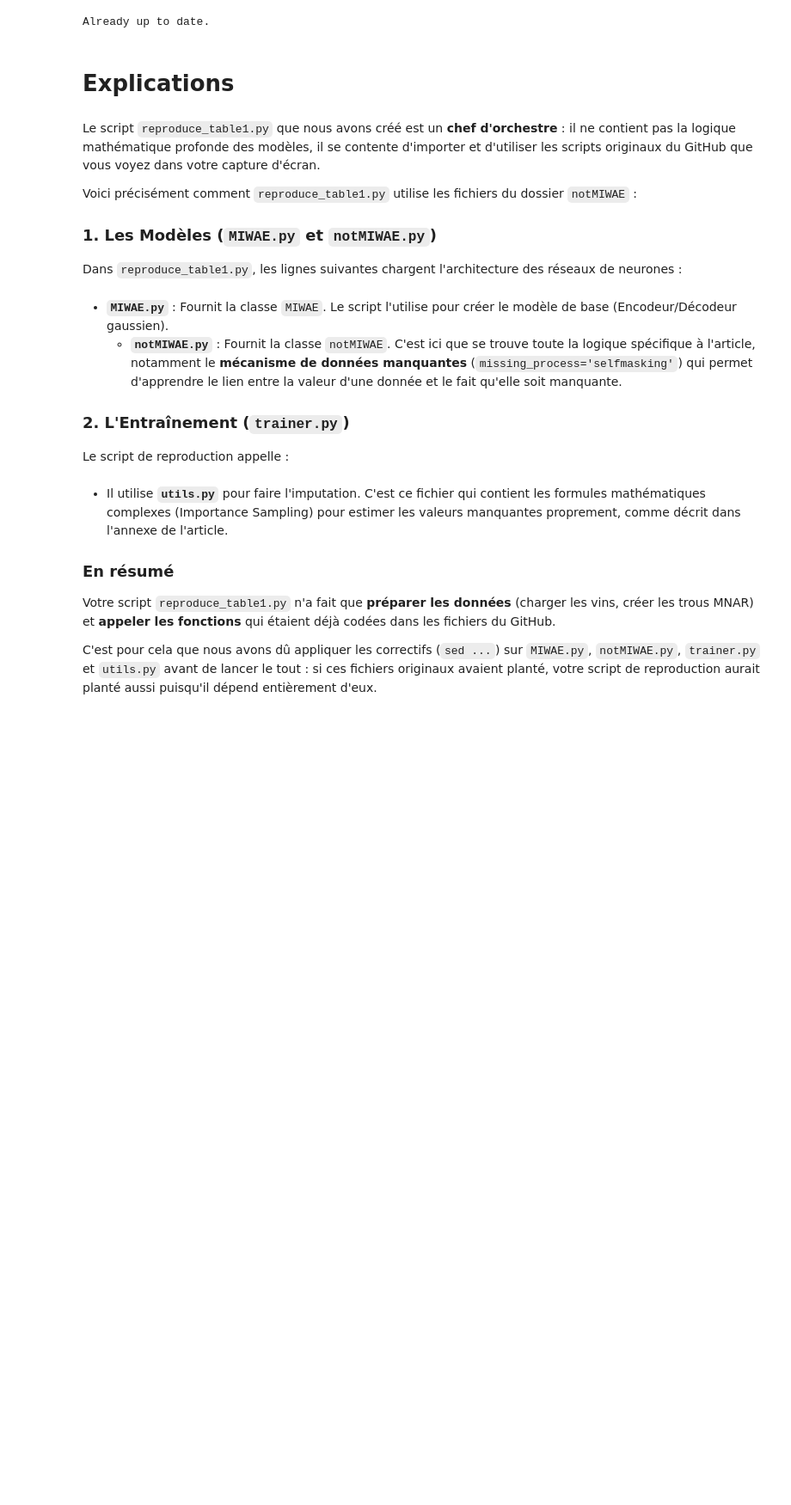
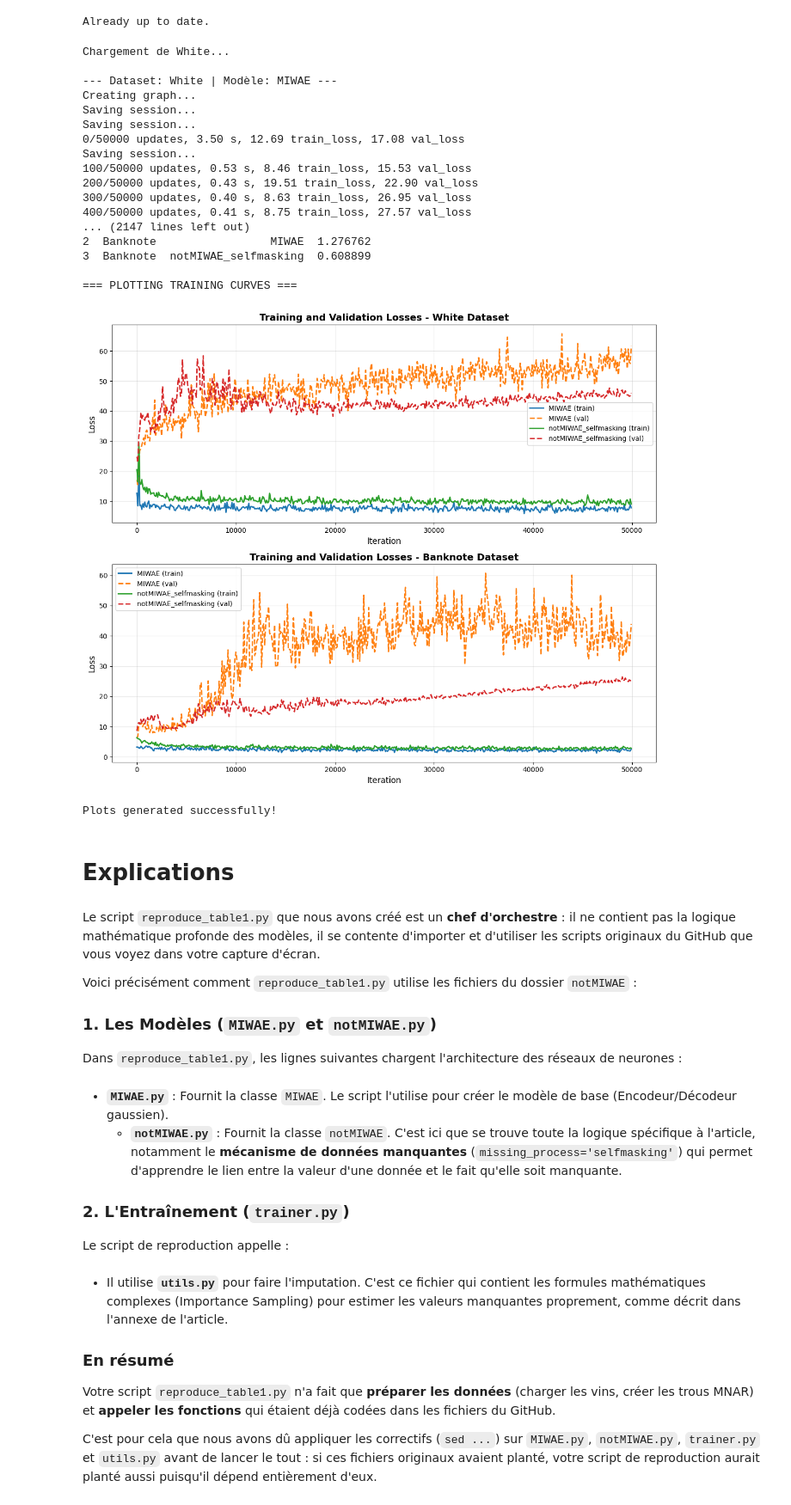
Before and after one commit to VincentGefflaut/notMIWAE-project, a Jupyter notebook: reproduce_table.ipynb, the cells around one changed output. Shown at 86% size. Saved outputs shown, nothing was run; the diff lists cells and outputs as text; code cells hidden in the pictures; blank space fills up the shorter version.

Commit message:
1st losses plot

```diff
--- a/reproduce_table.ipynb
+++ b/reproduce_table.ipynb
@@ -96,7 +96,7 @@ def introduce_mnar_missing(X):
 
 # Pour tester rapidement que tout marche, on réduit les itérations.
 # Pour le VRAI résultat, mettez max_iter = 50000 ou 100000
-MAX_ITER = 2000
+MAX_ITER = 50000
 BATCH_SIZE = 16
 N_SAMPLES = 20
 L_IMP = 500 # Échantillons pour l'imputation finale
@@ -184,33 +184,53 @@ datasets_used = list(set([key.split('_')[0] for key in loss_histories.keys()]))
 fig, axes = plt.subplots(len(datasets_used), 1, figsize=(12, 5*len(datasets_used)))
 
 if len(datasets_used) == 1:
     axes = [axes]
 
 for idx, dataset in enumerate(datasets_used):
     ax = axes[idx]
 
     for model_name in MODELS:
         key = f"{dataset}_{model_name}"
         if key in loss_histories:
             history = loss_histories[key]
             iterations = history['iterations']
             train_losses = history['train_losses']
             val_losses = history['val_losses']
 
             # Plot train and val losses
             ax.plot(iterations, train_losses, label=f'{model_name} (train)', linestyle='-', linewidth=2)
             ax.plot(iterations, val_losses, label=f'{model_name} (val)', linestyle='--', linewidth=2)
 
     ax.set_xlabel('Iteration', fontsize=12)
     ax.set_ylabel('Loss', fontsize=12)
     ax.set_title(f'Training and Validation Losses - {dataset} Dataset', fontsize=14, fontweight='bold')
     ax.legend(fontsize=10)
     ax.grid(True, alpha=0.3)
 
 plt.tight_layout()
 plt.show()
 
 print("Plots generated successfully!")
+# %% [output]
+Chargement de White...
+
+--- Dataset: White | Modèle: MIWAE ---
+Creating graph...
+Saving session...
+Saving session...
+0/50000 updates, 3.50 s, 12.69 train_loss, 17.08 val_loss
+Saving session...
+100/50000 updates, 0.53 s, 8.46 train_loss, 15.53 val_loss
+200/50000 updates, 0.43 s, 19.51 train_loss, 22.90 val_loss
+300/50000 updates, 0.40 s, 8.63 train_loss, 26.95 val_loss
+400/50000 updates, 0.41 s, 8.75 train_loss, 27.57 val_loss
+... (2147 lines left out)
+2  Banknote                 MIWAE  1.276762
+3  Banknote  notMIWAE_selfmasking  0.608899
+
+=== PLOTTING TRAINING CURVES ===
+[figure, added]
+Plots generated successfully!
 # %% [markdown]
 # Explications
 # %% [markdown]
```
Also changed, not shown: parts of 1 cell of this notebook.
